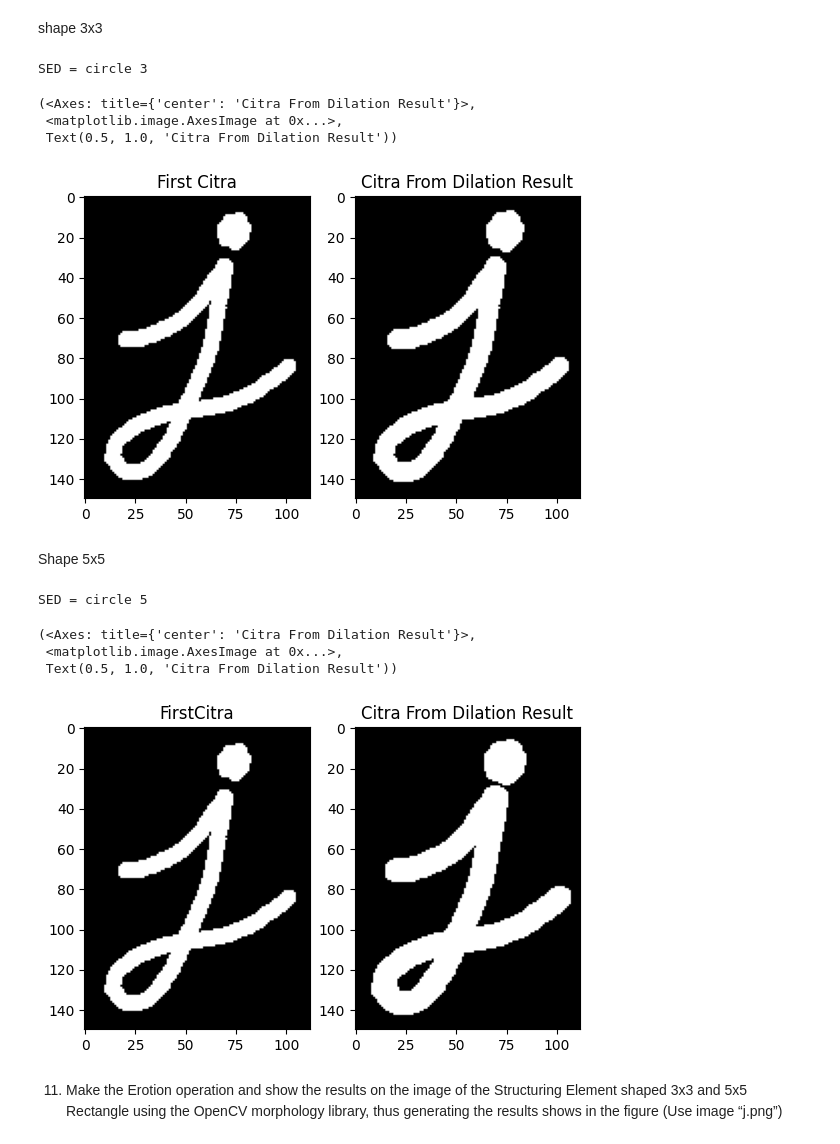
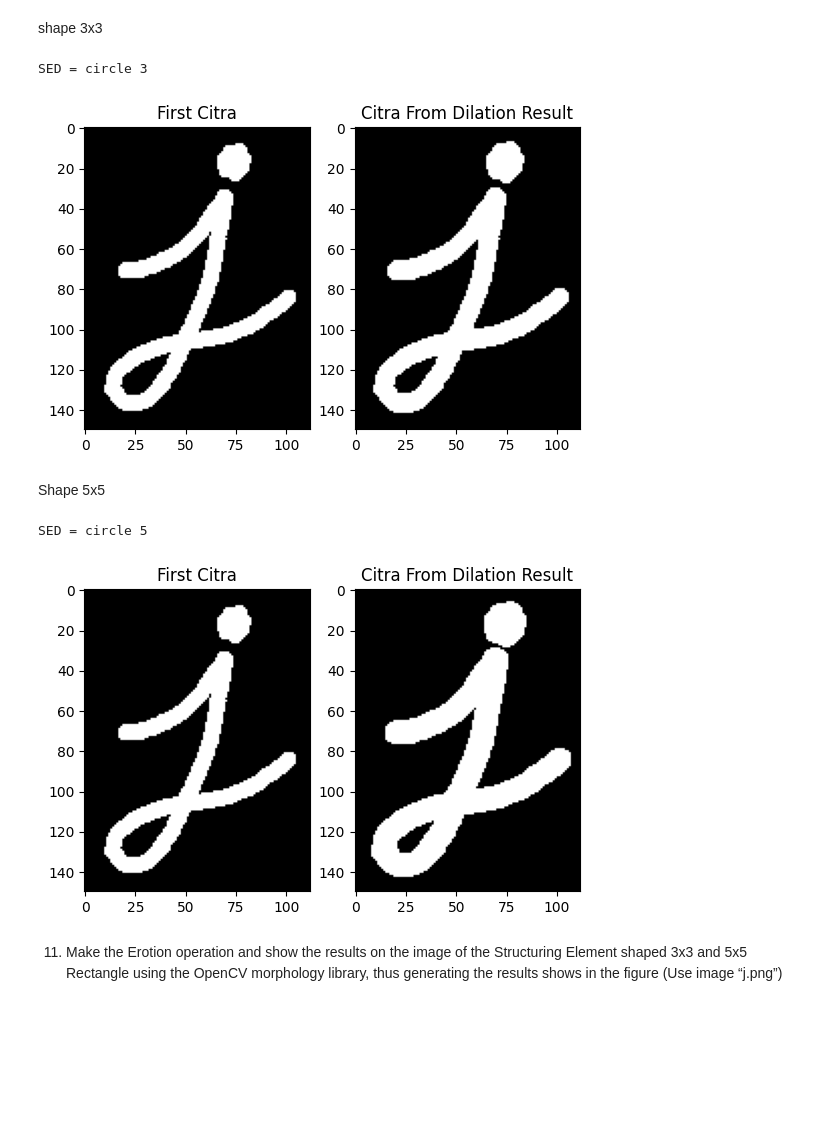
Before and after one commit to hizafioramahardika/PCVK_Genap_2021, a Jupyter notebook: Jobsheet9_Hiza.ipynb, the cells around one changed output. Cells and saved outputs as stored; diff of their text form; code cells hidden in the pictures; blank space fills up the shorter version.

```diff
--- a/Jobsheet9_Hiza.ipynb
+++ b/Jobsheet9_Hiza.ipynb
@@ -285,35 +276,33 @@ generating the results shows in the figure (Use image “j.png”)
 # %% [markdown]
 shape 3x3
 # %%
-img = cv2.imread('/content/drive/MyDrive/Images/j.png')
+img = cv2.imread('/content/drive/MyDrive/PCVK/j.png')
 
-kernel = cv.getStructuringElement(cv.MORPH_ELLIPSE,(3,3))
-dilation = cv.dilate(img, kernel, iterations = 1)
+kernel = cv2.getStructuringElement(cv2.MORPH_ELLIPSE, (3, 3))
+dilation = cv2.dilate(img, kernel, iterations=1)
+
 print("SED = circle 3")
-plt.subplot(121),plt.imshow(img),plt.title('First Citra')
-plt.subplot(122),plt.imshow(dilation),plt.title('Citra From Dilation Result')
+plt.subplot(121), plt.imshow(img), plt.title('First Citra')
+plt.subplot(122), plt.imshow(dilation), plt.title('Citra From Dilation Result')
+plt.show()
 # %% [output]
 SED = circle 3
-(<Axes: title={'center': 'Citra From Dilation Result'}>,
- <matplotlib.image.AxesImage at 0x...>,
- Text(0.5, 1.0, 'Citra From Dilation Result'))
 [figure]
 # %% [markdown]
 Shape 5x5
 # %%
-img = cv2.imread('/content/drive/MyDrive/Images/j.png')
+img = cv2.imread('/content/drive/MyDrive/PCVK/j.png')
 
-kernel = cv.getStructuringElement(cv.MORPH_ELLIPSE,(5,5))
-dilation = cv.dilate(img, kernel, iterations = 1)
+kernel = cv2.getStructuringElement(cv2.MORPH_ELLIPSE, (5, 5))
+dilation = cv2.dilate(img, kernel, iterations=1)
+
 print("SED = circle 5")
-plt.subplot(121),plt.imshow(img),plt.title('FirstCitra')
-plt.subplot(122),plt.imshow(dilation),plt.title('Citra From Dilation Result')
+plt.subplot(121), plt.imshow(img), plt.title('First Citra')
+plt.subplot(122), plt.imshow(dilation), plt.title('Citra From Dilation Result')
+plt.show()
 # %% [output]
 SED = circle 5
-(<Axes: title={'center': 'Citra From Dilation Result'}>,
- <matplotlib.image.AxesImage at 0x...>,
- Text(0.5, 1.0, 'Citra From Dilation Result'))
-[figure, old version]
+[figure, new version]
 # %% [markdown]
 11. Make the Erotion operation and show the results on the image of the Structuring
 Element shaped 3x3 and 5x5 Rectangle using the OpenCV morphology library, thus
```
Also changed, not shown: parts of 17 cells of this notebook.
